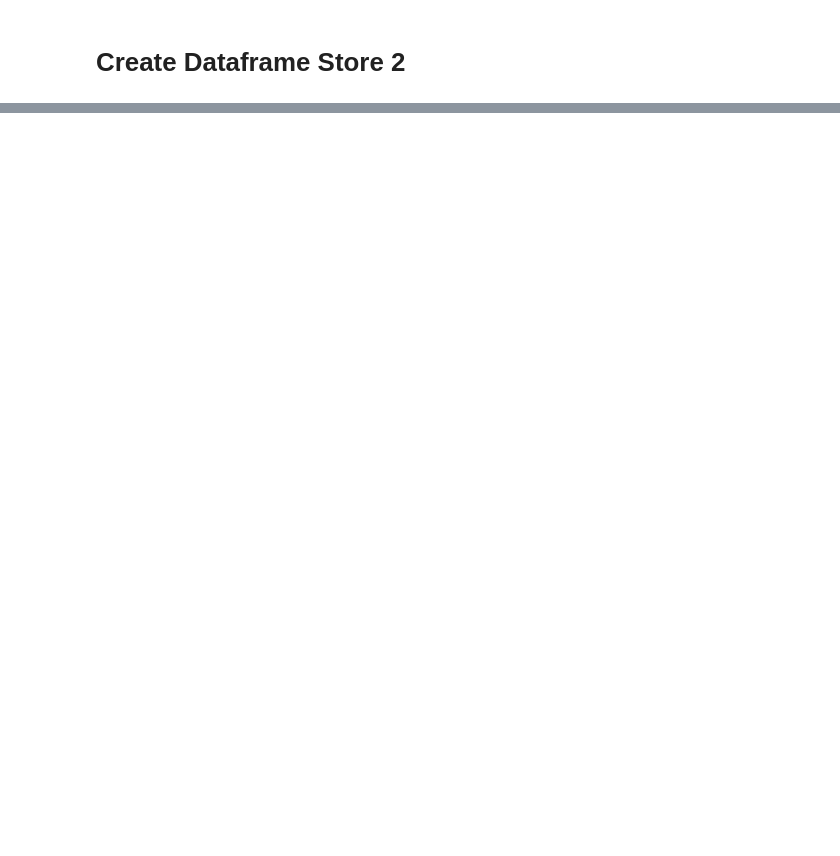
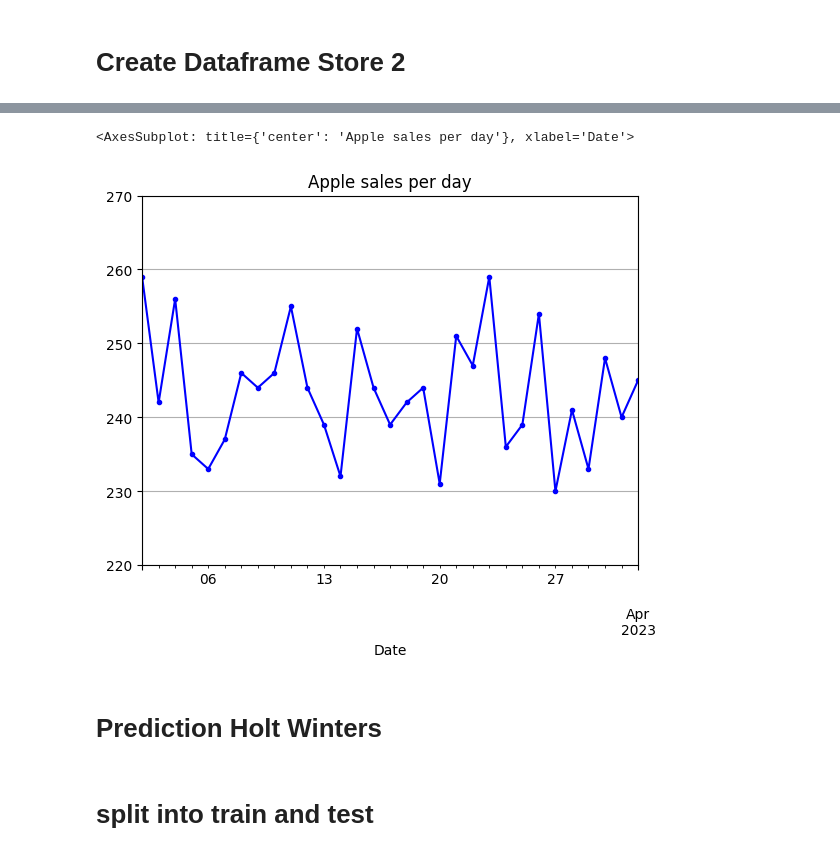
Before and after one commit to Pavlovj/bootcamp, a Jupyter notebook: Supermarketdata.ipynb, the cells around one changed output, grey strips where cells are left out. Cells and saved outputs as stored; diff of their text form; code cells hidden in the pictures; blank space fills up the shorter version.

Commit message:
made prediction holt winters

```diff
--- a/Supermarketdata.ipynb
+++ b/Supermarketdata.ipynb
@@ -187,0 +194,3 @@ df_store2[df_store2['Productdesc'] == "Apple"].head(20)
+# %%
+df_apple_2_lastmonth = df_apple_2.tail(31)
+df_apple_2_lastmonth
@@ -187,0 +215,9 @@ df_store2[df_store2['Productdesc'] == "Apple"].head(20)
+# %%
+# plot apple sales
+
+df_apple_2_lastmonth.plot(x="Date", y="Sales", title="Apple sales per day", grid=True, legend=False, color="blue", marker="o", markersize=3, ylim=(220, 270))
+# %% [output]
+<AxesSubplot: title={'center': 'Apple sales per day'}, xlabel='Date'>
+[figure, added]
+# %% [markdown]
+# Prediction Holt Winters
@@ -187,0 +234,2 @@ df_store2[df_store2['Productdesc'] == "Apple"].head(20)
+# %% [markdown]
+# split into train and test
```
Also changed, not shown: parts of 30 cells of this notebook.
